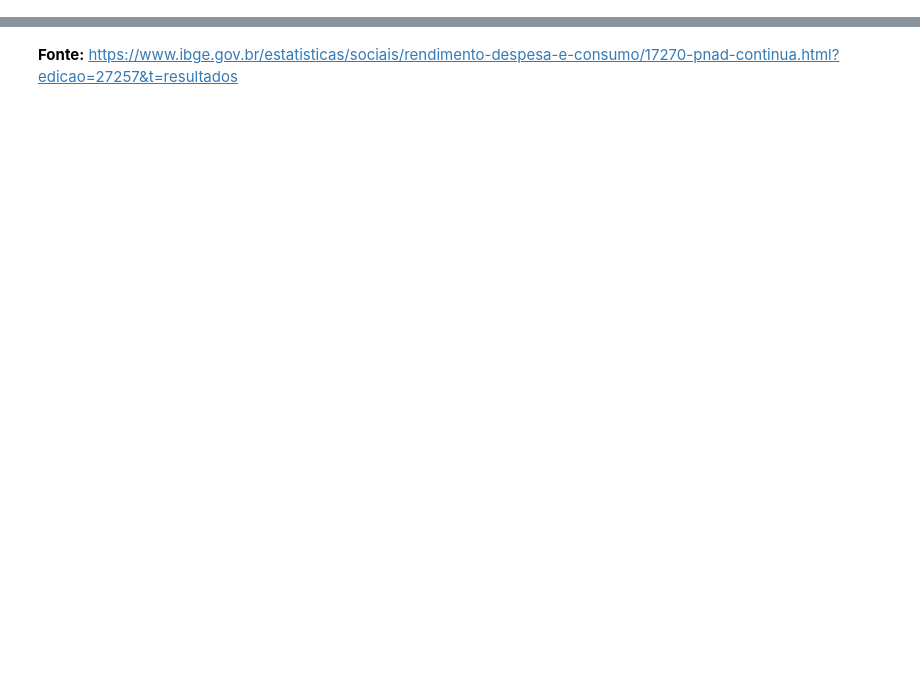
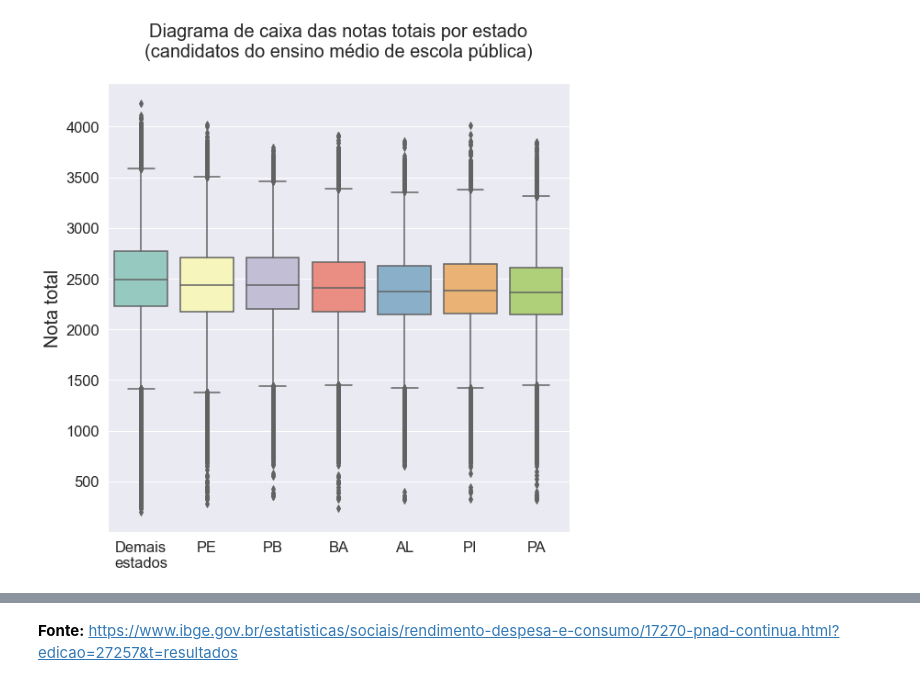
Before and after one commit to renato-favarin/Imersao_Dados_Alura_2, a Jupyter notebook: Renato_da_Nova_Favarin.ipynb, the cells around one changed output, grey strips where cells are left out. Saved outputs shown, nothing was run; the diff lists cells and outputs as text; code cells hidden in the pictures; blank space fills up the shorter version.

```diff
--- a/Renato_da_Nova_Favarin.ipynb
+++ b/Renato_da_Nova_Favarin.ipynb
@@ -108,0 +79,46 @@ Figura_5
+# %%
+#Considerar os dados sem notas zeros.
+dados_sem_notas_zero = df.query("NU_NOTA_TOTAL != 0")
+
+# Atribuir "DEMAIS ESTADOS" para o nome dos estados que não são citados na notícia
+dados_BR = dados_sem_notas_zero.query("SG_UF_RESIDENCIA != 'AL' & \
+SG_UF_RESIDENCIA != 'BA' & \
+SG_UF_RESIDENCIA != 'PA' & \
+SG_UF_RESIDENCIA != 'PB' & \
+SG_UF_RESIDENCIA != 'PE' & \
+SG_UF_RESIDENCIA != 'PI'")
+pd.options.mode.chained_assignment = None
+dados_BR["SG_UF_RESIDENCIA"] = 'Demais\nestados'
+
+#Criar um df apenas para os estados da notícia
+dados_BR_especificos = dados_sem_notas_zero.query("SG_UF_RESIDENCIA == 'AL' | \
+SG_UF_RESIDENCIA == 'BA' | \
+SG_UF_RESIDENCIA == 'PA' | \
+SG_UF_RESIDENCIA == 'PB' | \
+SG_UF_RESIDENCIA == 'PE' | \
+SG_UF_RESIDENCIA == 'PI'")
+
+#Consolidando os dois dados
+dados_BR = dados_BR.append(dados_BR_especificos, ignore_index = True)
+
+# Portanto, o df dados_BR possui 7 valores para estados:
+# AL, BA, PA, PB, PE, PI e DEMAIS ESTADOS (onde não constam o desempenho dos 6 primeiros)
+
+# Ordernar por mediana (decrescente)
+dados_BR_escola_publica = dados_BR.query("TP_ESCOLA == 2")
+mediana_ordenada_escola_publica = dados_BR.groupby('SG_UF_RESIDENCIA')['NU_NOTA_TOTAL'].median().sort_values(ascending=False).index
+mediana_ordenada_escola_publica = mediana_ordenada_escola_publica.tolist()
+
+# Parâmetros do gráfico
+sns.set(style="darkgrid", font_scale=1.5)
+
+Figura_1, ax = plt.subplots(figsize=(9, 9))
+sns.boxplot(x="SG_UF_RESIDENCIA", y = "NU_NOTA_TOTAL",ax=ax, data = dados_BR_escola_publica, palette="Set3",order=mediana_ordenada_escola_publica)
+plt.title("Diagrama de caixa das notas totais por estado\n(candidatos do ensino médio de escola pública)\n",fontsize=20)
+plt.ylabel("Nota total",fontsize=20)
+ax.set(ylim=(1, None))
+plt.xlabel("")
+
+plt.show()
+# %% [output]
+[figure, added]
```
Also changed, not shown: parts of 96 cells of this notebook, 2 other files.
